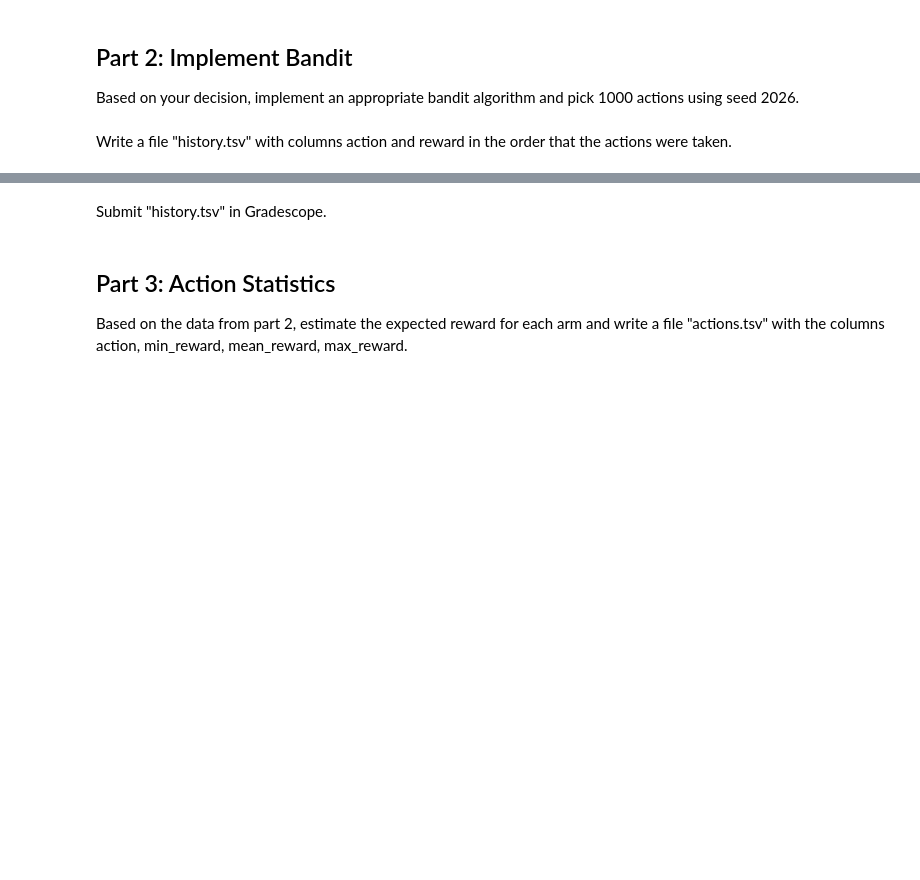
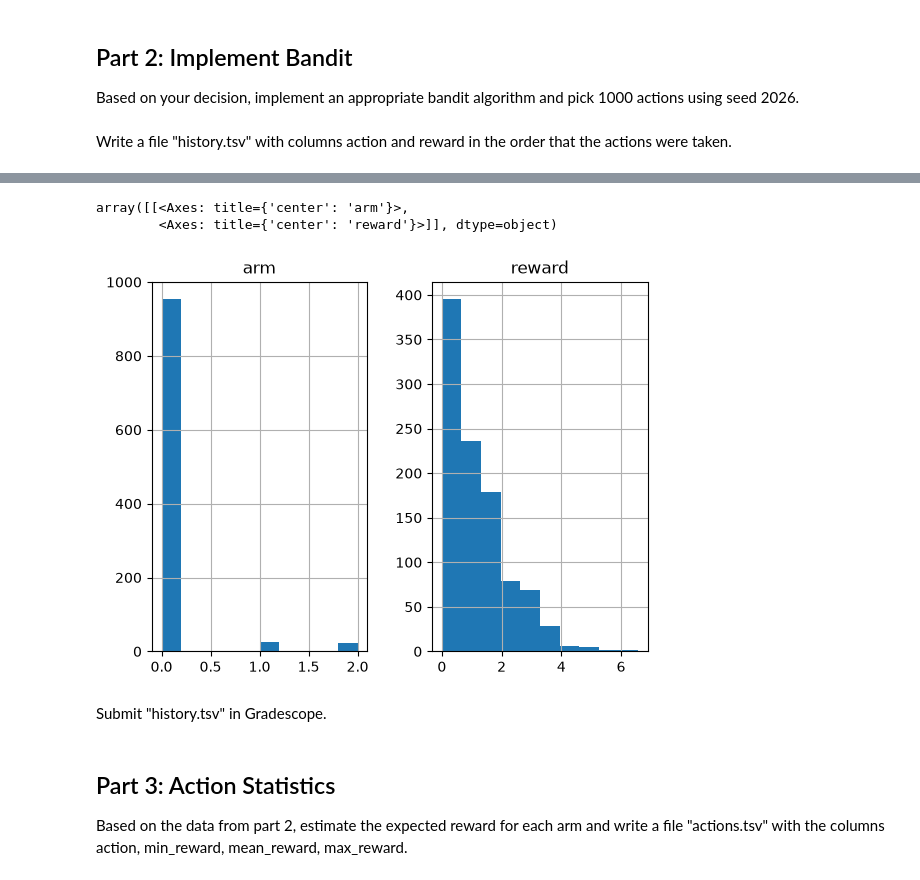
Before and after one commit to calebhadley1/AI_in_the_Field_Coursework, a Jupyter notebook: Week 3/project.ipynb, the cells around one changed output, grey strips where cells are left out. Drawn from its saved outputs; the diff is of its cells as text; code cells hidden in the pictures; blank space fills up the shorter version.

```diff
--- a/Week 3/project.ipynb
+++ b/Week 3/project.ipynb
@@ -115,2 +155,11 @@ Based on your decision, implement an appropriate bandit algorithm and pick 1000
+# %%
+bandit = BanditProblem(seed=2026)
+# %%
+e_greedy_agent = EGreedy(bandit, epsilon=0.1) # Just picking a constant value for epsilon for now
+# %%
+for i in range(1000):
+    arm = e_greedy_agent.select_arm()
+    reward = bandit.get_reward(arm)
+    e_greedy_agent.update(arm, reward)
 # %% [markdown]
 Write a file "history.tsv" with columns action and reward in the order that the actions were taken.
@@ -120,0 +166,8 @@ Write a file "history.tsv" with columns action and reward in the order that the
+# %%
+# YOUR CHANGES HERE
+
+history_df = pd.DataFrame({
+    'arm': e_greedy_agent.actions,
+    'reward': e_greedy_agent.rewards
+})
+history_df
@@ -120,0 +188,6 @@ Write a file "history.tsv" with columns action and reward in the order that the
+# %%
+history_df.hist()
+# %% [output]
+array([[<Axes: title={'center': 'arm'}>,
+        <Axes: title={'center': 'reward'}>]], dtype=object)
+[figure, added]
```
Also changed, not shown: parts of 5 cells of this notebook, 1 other file.
